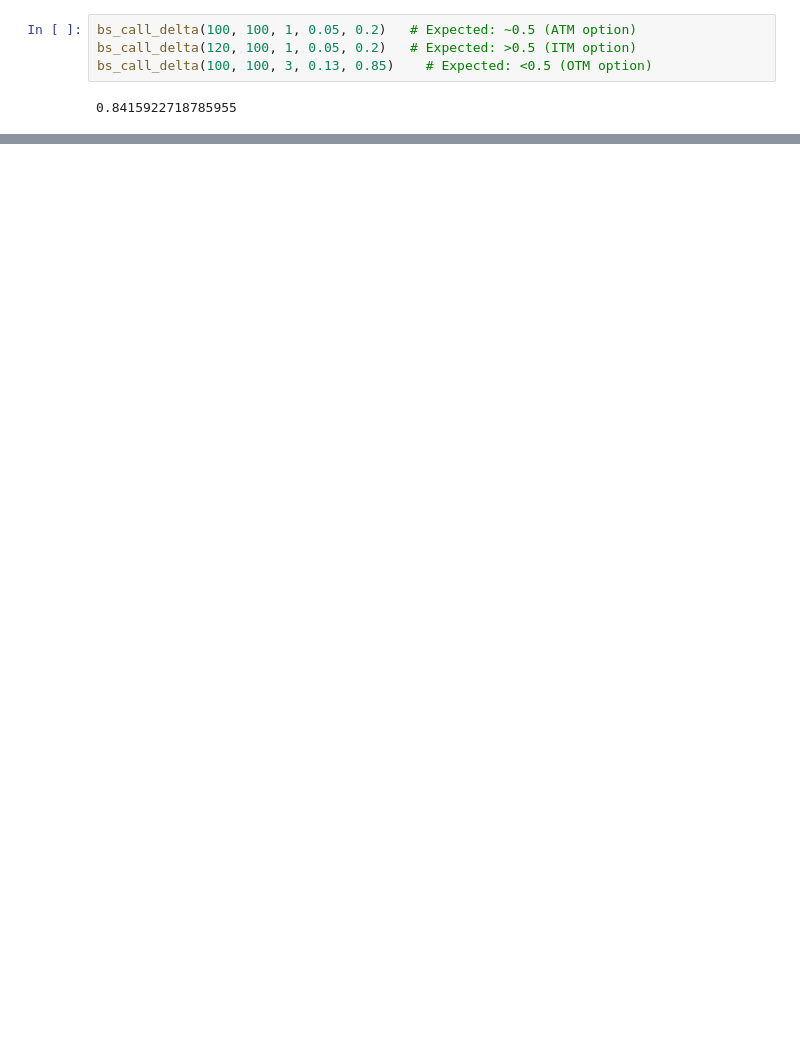
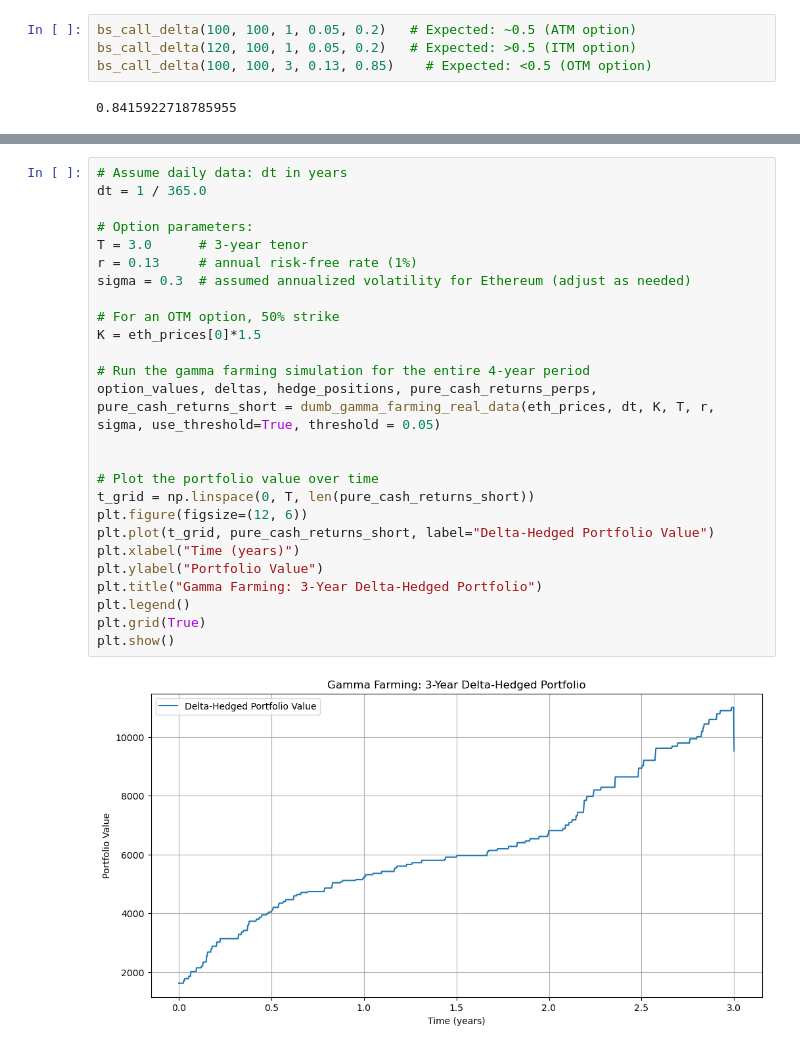
Before and after one commit to jkuan456/ETH_Strategy_Quant, a Jupyter notebook: Gamma Farming Sim.ipynb, the cells around one changed output, grey strips where cells are left out. Cells and saved outputs as stored; diff of their text form; blank space fills up the shorter version.

```diff
--- a/Gamma Farming Sim.ipynb
+++ b/Gamma Farming Sim.ipynb
@@ -275,0 +450,28 @@ array([-7.65963245e-01, -7.65963245e-01, -7.65963245e-01, ...,
+# %%
+# Assume daily data: dt in years
+dt = 1 / 365.0
+
+# Option parameters:
+T = 3.0      # 3-year tenor
+r = 0.13     # annual risk-free rate (1%)
+sigma = 0.3  # assumed annualized volatility for Ethereum (adjust as needed)
+
+# For an OTM option, 50% strike
+K = eth_prices[0]*1.5
+
+# Run the gamma farming simulation for the entire 4-year period
+option_values, deltas, hedge_positions, pure_cash_returns_perps, pure_cash_returns_short = dumb_gamma_farming_real_data(eth_prices, dt, K, T, r, sigma, use_threshold=True, threshold = 0.05)
+
+
+# Plot the portfolio value over time
+t_grid = np.linspace(0, T, len(pure_cash_returns_short))
+plt.figure(figsize=(12, 6))
+plt.plot(t_grid, pure_cash_returns_short, label="Delta-Hedged Portfolio Value")
+plt.xlabel("Time (years)")
+plt.ylabel("Portfolio Value")
+plt.title("Gamma Farming: 3-Year Delta-Hedged Portfolio")
+plt.legend()
+plt.grid(True)
+plt.show()
+# %% [output]
+[figure, added]
```
Also changed, not shown: parts of 15 cells of this notebook, 2 other files.
